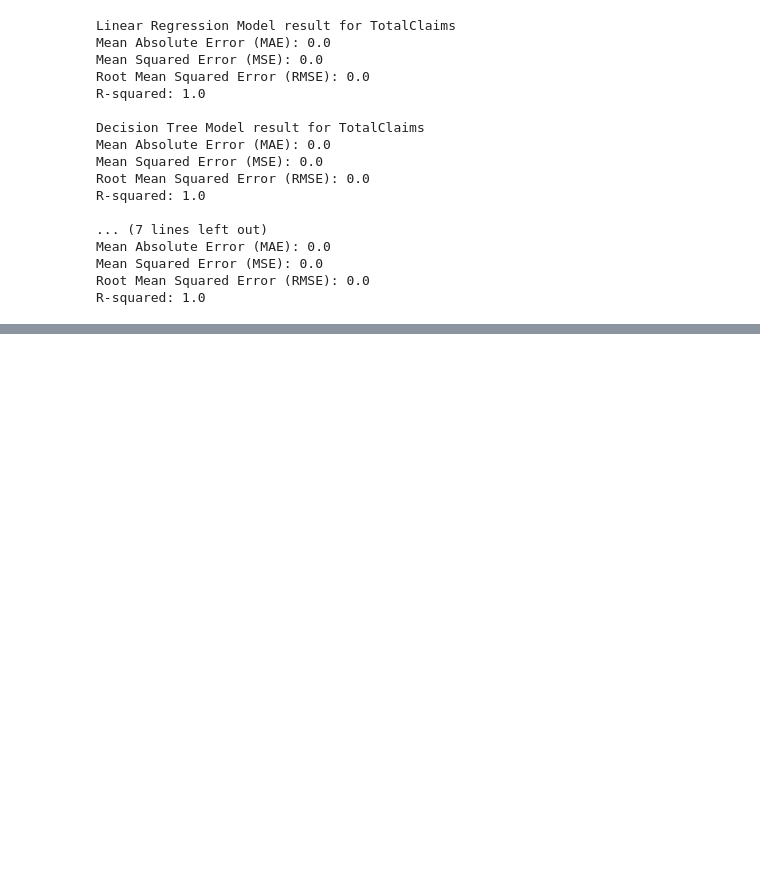
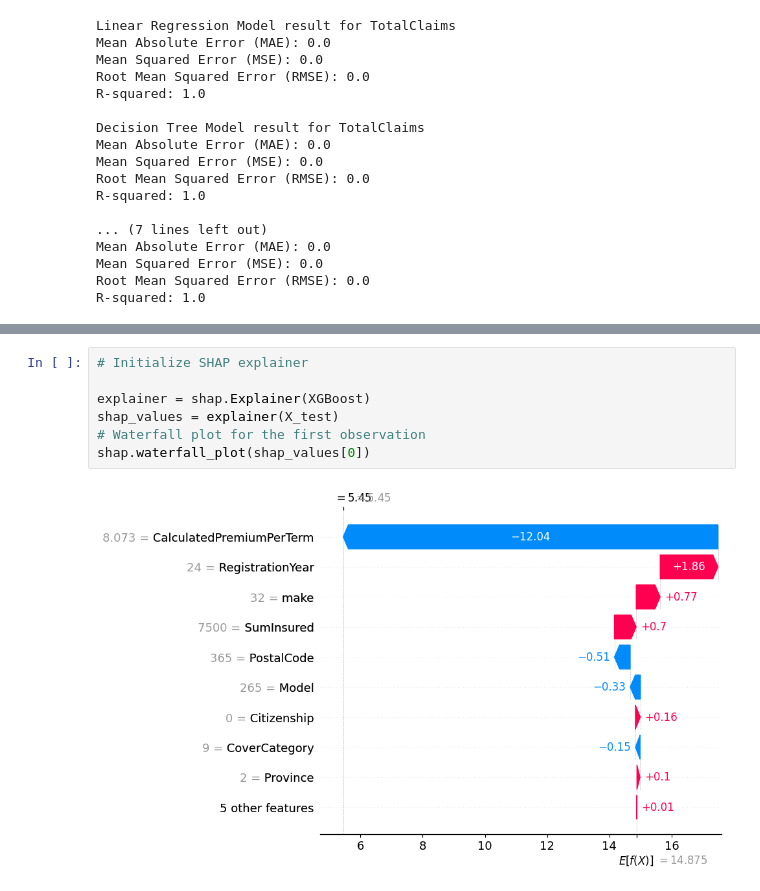
Before and after one commit to nebiyu-ethio/AlphaCare-Insurance-Analytics, a Jupyter notebook: notebooks/task_4.ipynb, the cells around one changed output, grey strips where cells are left out. Drawn from its saved outputs; the diff is of its cells as text; blank space fills up the shorter version.

```diff
--- a/notebooks/task_4.ipynb
+++ b/notebooks/task_4.ipynb
@@ -122,0 +210,9 @@ R-squared: 1.0
+# %%
+# Initialize SHAP explainer
+
+explainer = shap.Explainer(XGBoost)
+shap_values = explainer(X_test)
+# Waterfall plot for the first observation
+shap.waterfall_plot(shap_values[0])
+# %% [output]
+[figure, added]
```
Also changed, not shown: parts of 11 cells of this notebook.
